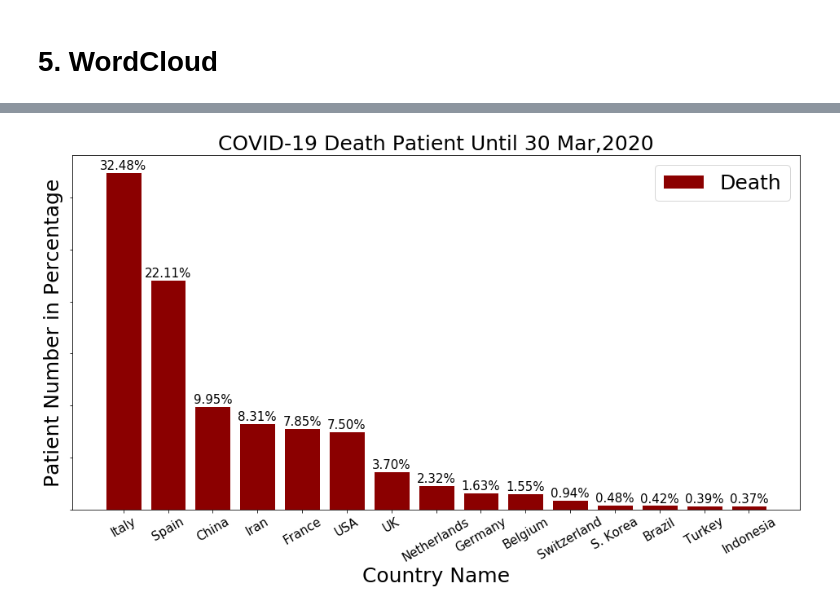
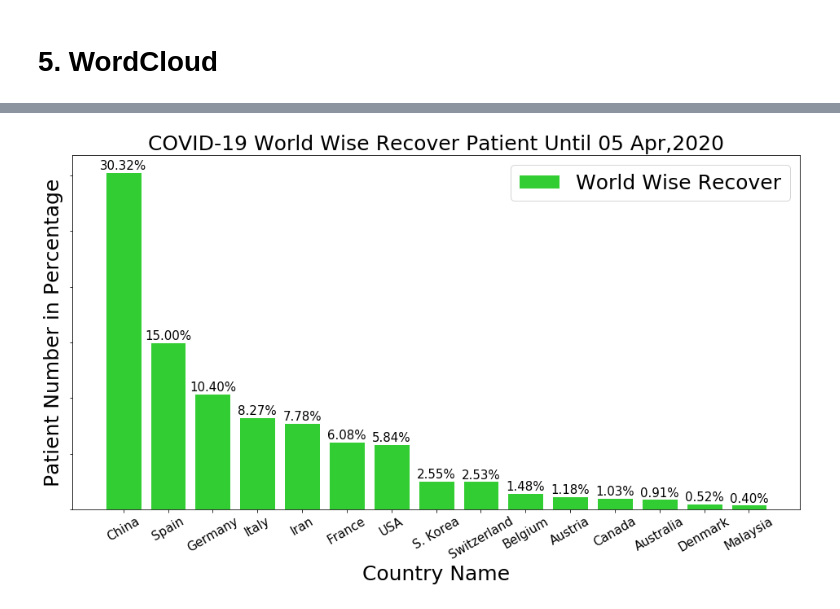
Before and after one commit to Mazhar004/python-data-visualization, a Jupyter notebook: Corona Affected Country/Corona statistics.ipynb, the cells around one changed output, grey strips where cells are left out. Drawn from its saved outputs; the diff is of its cells as text; code cells hidden in the pictures.

```diff
--- a/Corona Affected Country/Corona statistics.ipynb
+++ b/Corona Affected Country/Corona statistics.ipynb
@@ -145,26 +169,37 @@ def show_wordcloud(main_data, save=True):
 # %%
-def data_stat(main_data, index=1, save=True):
+def data_stat(main_data, row=10, index=1, save=True):
+
     index -= 1
-    row = ['w_recover', 'w_active', 'w_death']
+    column_val = [i for i in main_data.columns[5:-1] if i.find('cri') == -1]
+    column_val = column_val[3:]+column_val[:3]
+
+    name = column_val[index]
+    if 'w_' in name:
+        label = 'World Wise '+name.split('_')[-1].capitalize()
+    else:
+        label = 'Country Wise '+name.split('_')[-1].capitalize()
+
+    new_data = main_data.sort_values(by=[name], ascending=False)
+
+    new_data = new_data[:row]
     color = ['limegreen', 'darkorange', 'darkred']
-    name = row[index]
-    label = name.split('_')[-1].capitalize()
+
     fig = plt.figure(figsize=(16, 8))
     ax = fig.add_subplot(111)
-    plt.bar(main_data['country'], main_data[name],
-            color=color[index], edgecolor='white', label=label)
+    plt.bar(new_data.index.values, new_data[name],
+            color=color[index % 3], edgecolor='white', label=label)
 
-    for i, j in enumerate(main_data[name]):
+    for i, j in enumerate(new_data[name]):
         ax.text(i, j, '{:.2f}%'.format(100*j),
                 ha='center', va='bottom', fontsize=15)
 
     plt.xlabel("Country Name", fontsize=25)
     plt.ylabel('Patient Number in Percentage', fontsize=25)
     plt.title('COVID-19 {} Patient Until {}'.format(label,
-                                                    main_data['date']), fontsize=25)
+                                                    new_data.Date[0]), fontsize=25)
 
     ax.set_yticklabels([])
-    xtickNames = ax.set_xticklabels(main_data['country'])
+    xtickNames = ax.set_xticklabels(new_data.index.values)
 
     ax.legend(fontsize=25, loc='upper right')
 
@@ -199,5 +211,4 @@ data_stat(df_process, 2)
-# %%
-df_process = data_process(df, 15, 3)
-data_stat(df_process, 3)
-# %% [output]
-[figure, removed]
+# %%
+data_stat(df, row=15, index=1)
+# %% [output]
+[figure, added]
```
Also changed, not shown: parts of 21 cells of this notebook, 9 other files.
